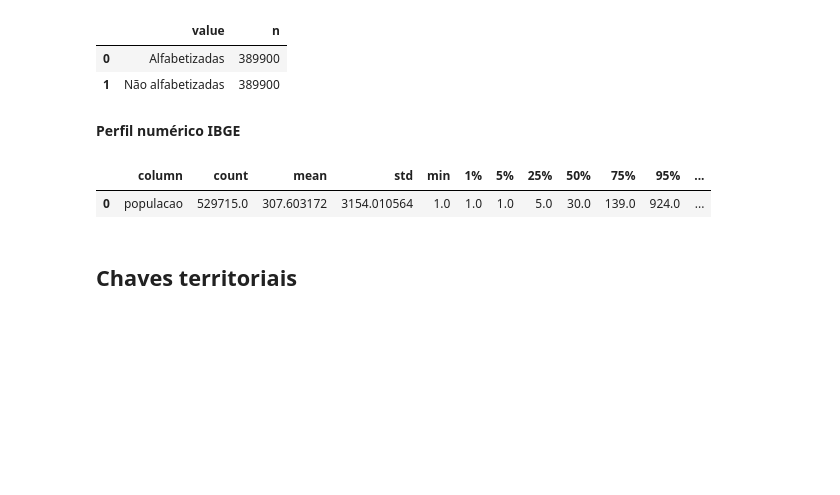
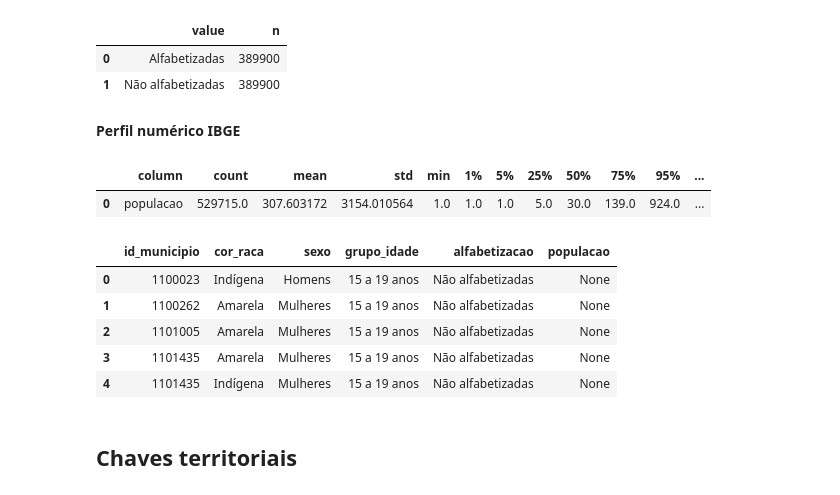
Before and after one commit to leovianaf/edu-impacto-nem-multimodal, a Jupyter notebook: notebooks/01_eda_raw_data.ipynb, the cells around one changed output. Drawn from its saved outputs; the diff is of its cells as text; code cells hidden in the pictures; blank space fills up the shorter version.

```diff
--- a/notebooks/01_eda_raw_data.ipynb
+++ b/notebooks/01_eda_raw_data.ipynb
@@ -1129,6 +1146,32 @@ show("Perfil numérico IBGE", numeric_profile(ibge_file, ["populacao"]))
 **Perfil numérico IBGE**
 |  | column | count | mean | std | min | 1% | 5% | 25% | 50% | 75% | 95% | ... |
 | 0 | populacao | 529715.0 | 307.603172 | 3154.010564 | 1.0 | 1.0 | 1.0 | 5.0 | 30.0 | 139.0 | 924.0 | ... |
+# %%
+ibge_sample_file = RAW_DIR / "br_ibge_censo_2022_alfabetizacao_grupo_idade_sexo_raca.csv.gz"
+
+# `populacao` é a contagem de pessoas em cada combinação de município e recortes demográficos.
+# Neste arquivo, ela vem junto de `id_municipio`, `cor_raca`, `sexo`, `grupo_idade` e `alfabetizacao`.
+con.sql(
+    f"""
+    select
+        id_municipio,
+        cor_raca,
+        sexo,
+        grupo_idade,
+        alfabetizacao,
+        populacao
+    from read_csv_auto('{ibge_sample_file.as_posix()}')
+    where populacao is not null
+    limit 5
+    """
+).df()
+# %% [output]
+|  | id_municipio | cor_raca | sexo | grupo_idade | alfabetizacao | populacao |
+| 0 | 1100023 | Indígena | Homens | 15 a 19 anos | Não alfabetizadas | None |
+| 1 | 1100262 | Amarela | Mulheres | 15 a 19 anos | Não alfabetizadas | None |
+| 2 | 1101005 | Amarela | Mulheres | 15 a 19 anos | Não alfabetizadas | None |
+| 3 | 1101435 | Amarela | Mulheres | 15 a 19 anos | Não alfabetizadas | None |
+| 4 | 1101435 | Indígena | Mulheres | 15 a 19 anos | Não alfabetizadas | None |
 # %% [markdown]
 ## Chaves territoriais
 # %%
```
Also changed, not shown: parts of 1 cell of this notebook, 7 other files.
